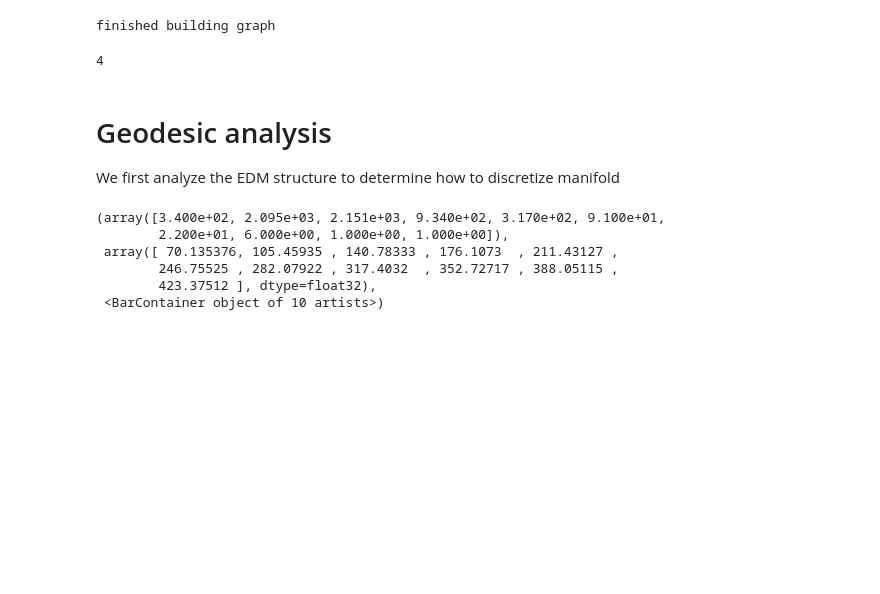
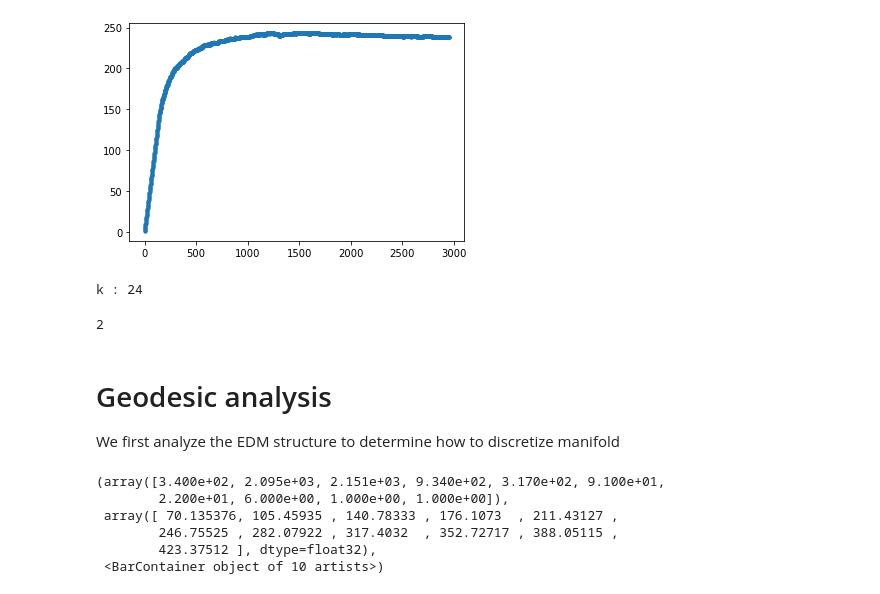
Before and after one commit to michael-psenka/manifold-linearization, a Jupyter notebook: datasets/mnist/mnist_test.ipynb, the cells around one changed output. Cells and saved outputs as stored; diff of their text form; code cells hidden in the pictures; blank space fills up the shorter version.

```diff
--- a/datasets/mnist/mnist_test.ipynb
+++ b/datasets/mnist/mnist_test.ipynb
@@ -54,14 +115,25 @@ torch.Size([5958, 1, 32, 32])
+# %%
+dim_counts = [1]
+for i in range(1,len(sing_val_sums)):
+	s_curr = sing_vals_full[i]
+	s_0 = s_curr[0]
+	dim_counts.append(s_curr[s_curr > s_0*0.01].shape[0])
+
+plt.plot(dim_counts, '.')
+plt.show()
+# %% [output]
+[figure, added]
 # %%
 Z_cpu = Z.cpu()
 # %%
 # test neighborhood computation
-ind = find_patches.find_patches(Z_cpu)
+ind = find_patches.find_patches(Z_cpu, k=24)
 # %% [output]
-finished building graph
+k : 24
 # %%
-print(len(ind))
+print(len(ind[3]))
 # %% [output]
-4
+2
 # %% [markdown]
 # Geodesic analysis
 
```
Also changed, not shown: parts of 7 cells of this notebook.
